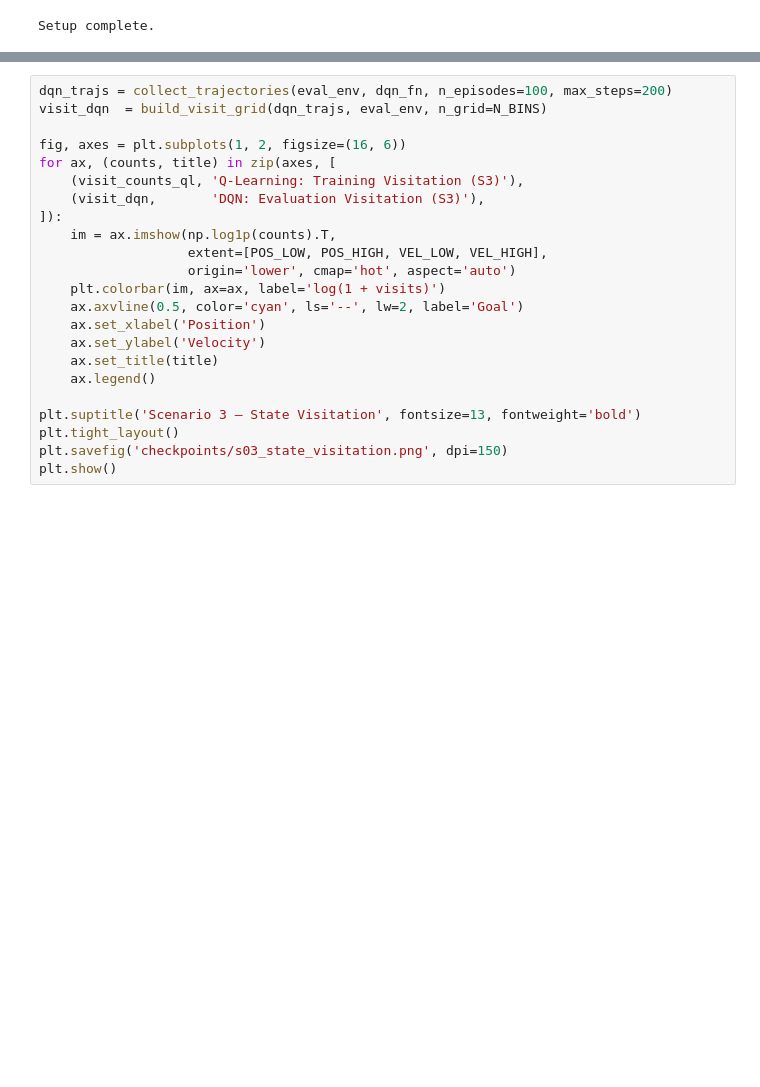
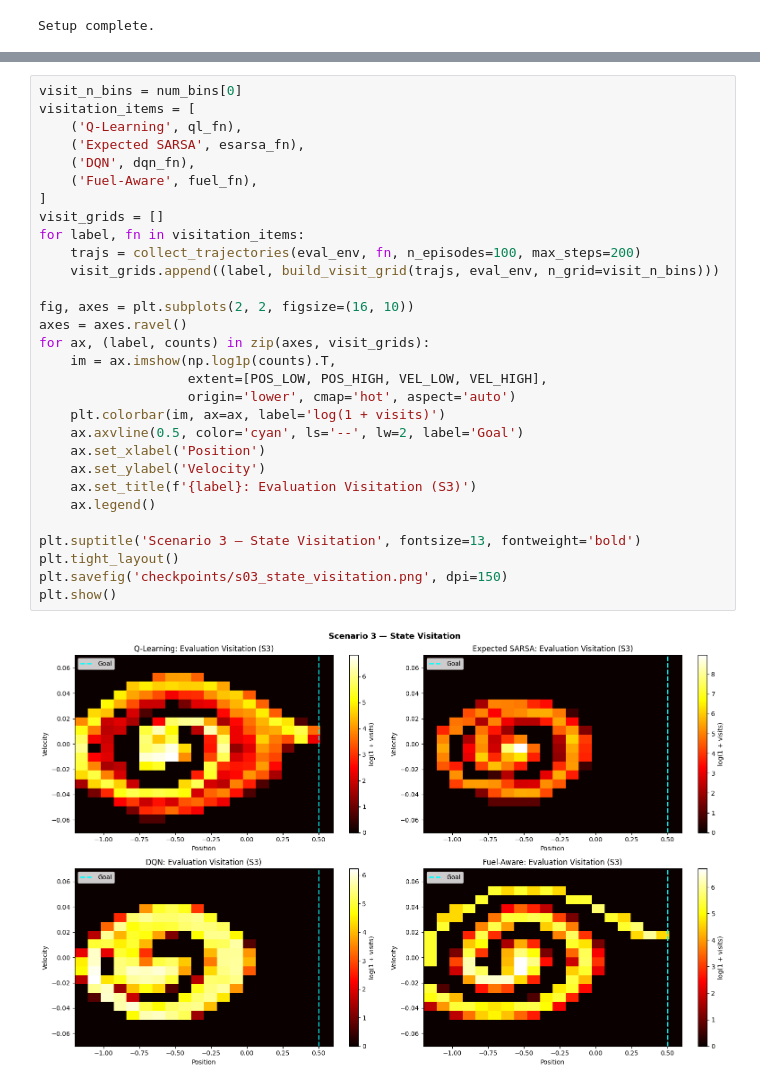
Before and after one commit to sjekic/reinforcement-learning, a Jupyter notebook: scenario_03_discrete_minfuel.ipynb, the cells around one changed output, grey strips where cells are left out. Drawn from its saved outputs; the diff is of its cells as text; blank space fills up the shorter version.

```diff
--- a/scenario_03_discrete_minfuel.ipynb
+++ b/scenario_03_discrete_minfuel.ipynb
@@ -660,24 +1194,33 @@ plt.show()
 # %%
-dqn_trajs = collect_trajectories(eval_env, dqn_fn, n_episodes=100, max_steps=200)
-visit_dqn  = build_visit_grid(dqn_trajs, eval_env, n_grid=N_BINS)
+visit_n_bins = num_bins[0]
+visitation_items = [
+    ('Q-Learning', ql_fn),
+    ('Expected SARSA', esarsa_fn),
+    ('DQN', dqn_fn),
+    ('Fuel-Aware', fuel_fn),
+]
+visit_grids = []
+for label, fn in visitation_items:
+    trajs = collect_trajectories(eval_env, fn, n_episodes=100, max_steps=200)
+    visit_grids.append((label, build_visit_grid(trajs, eval_env, n_grid=visit_n_bins)))
 
-fig, axes = plt.subplots(1, 2, figsize=(16, 6))
-for ax, (counts, title) in zip(axes, [
-    (visit_counts_ql, 'Q-Learning: Training Visitation (S3)'),
-    (visit_dqn,       'DQN: Evaluation Visitation (S3)'),
-]):
+fig, axes = plt.subplots(2, 2, figsize=(16, 10))
+axes = axes.ravel()
+for ax, (label, counts) in zip(axes, visit_grids):
     im = ax.imshow(np.log1p(counts).T,
                    extent=[POS_LOW, POS_HIGH, VEL_LOW, VEL_HIGH],
                    origin='lower', cmap='hot', aspect='auto')
     plt.colorbar(im, ax=ax, label='log(1 + visits)')
     ax.axvline(0.5, color='cyan', ls='--', lw=2, label='Goal')
     ax.set_xlabel('Position')
     ax.set_ylabel('Velocity')
-    ax.set_title(title)
+    ax.set_title(f'{label}: Evaluation Visitation (S3)')
     ax.legend()
 
 plt.suptitle('Scenario 3 — State Visitation', fontsize=13, fontweight='bold')
 plt.tight_layout()
 plt.savefig('checkpoints/s03_state_visitation.png', dpi=150)
 plt.show()
+# %% [output]
+[figure, added]
 # %% [markdown]
```
Also changed, not shown: parts of 33 cells of this notebook, 1 other file.
